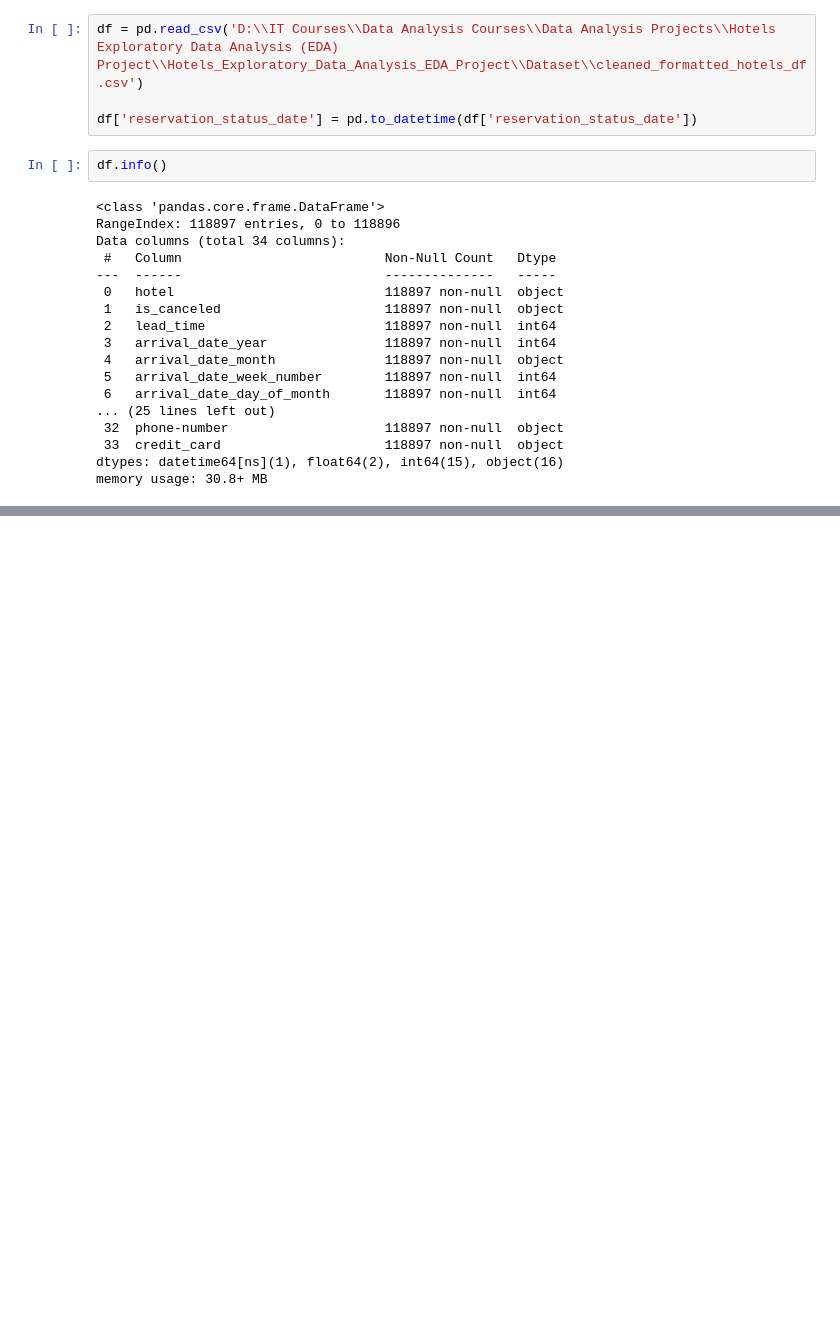
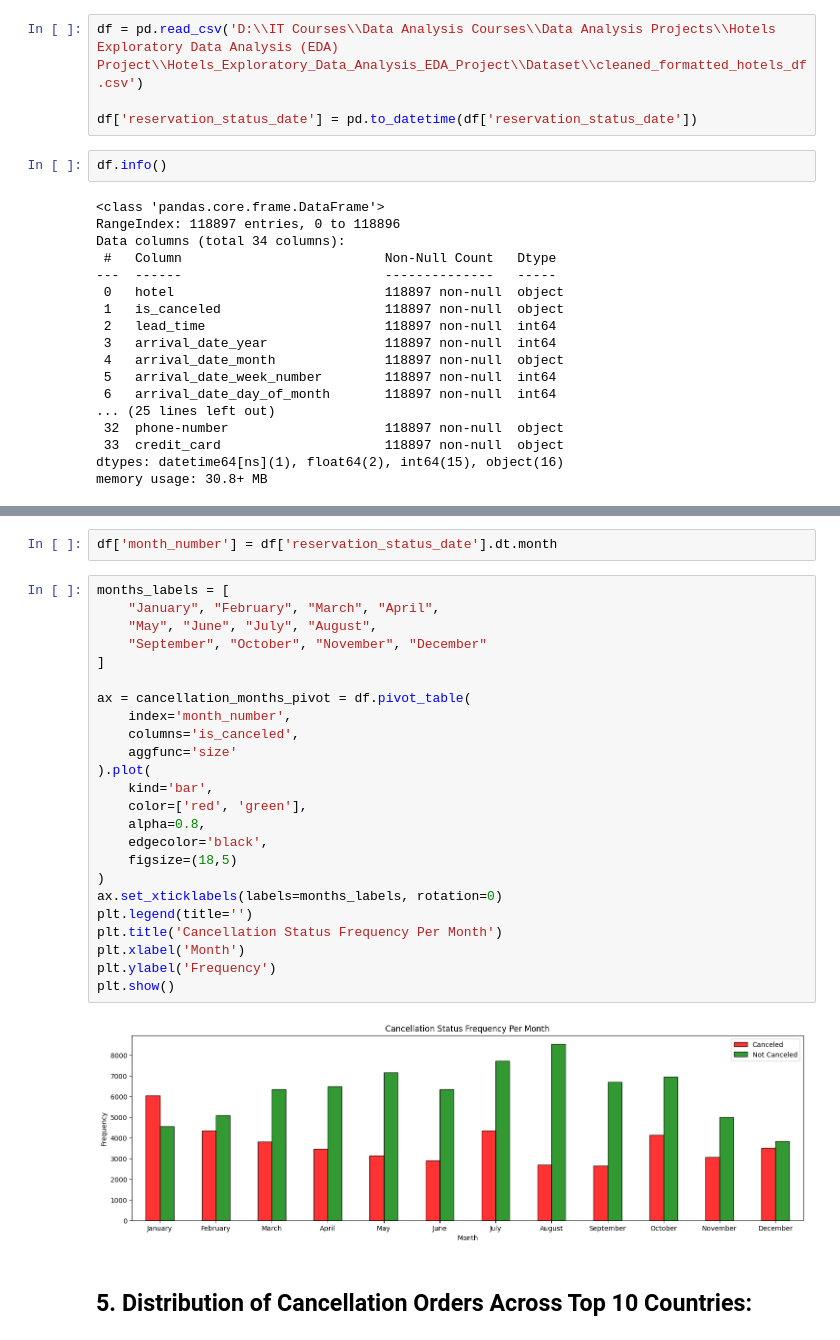
Before and after one commit to Geoshy/Hotels_Exploratory_Data_Analysis_EDA_Project, a Jupyter notebook: Jupyter_Files/2_Exploratory_Data_Analysis_EDA.ipynb, the cells around one changed output, grey strips where cells are left out. Cells and saved outputs as stored; diff of their text form; blank space fills up the shorter version.

```diff
--- a/Jupyter_Files/2_Exploratory_Data_Analysis_EDA.ipynb
+++ b/Jupyter_Files/2_Exploratory_Data_Analysis_EDA.ipynb
@@ -175,0 +125,30 @@ plt.gca().yaxis.set_major_formatter(plt.FuncFormatter(lambda y, position: (f"${i
+# %%
+df['month_number'] = df['reservation_status_date'].dt.month
+# %%
+months_labels = [
+    "January", "February", "March", "April",
+    "May", "June", "July", "August",
+    "September", "October", "November", "December"
+]
+
+ax = cancellation_months_pivot = df.pivot_table(
+    index='month_number',
+    columns='is_canceled',
+    aggfunc='size'
+).plot(
+    kind='bar',
+    color=['red', 'green'],
+    alpha=0.8,
+    edgecolor='black',
+    figsize=(18,5)
+)
+ax.set_xticklabels(labels=months_labels, rotation=0)
+plt.legend(title='')
+plt.title('Cancellation Status Frequency Per Month')
+plt.xlabel('Month')
+plt.ylabel('Frequency')
+plt.show()
+# %% [output]
+[figure, added]
+# %% [markdown]
+## **5. Distribution of Cancellation Orders Across Top 10 Countries:**
```
Also changed, not shown: parts of 38 cells of this notebook, 8 other files.
